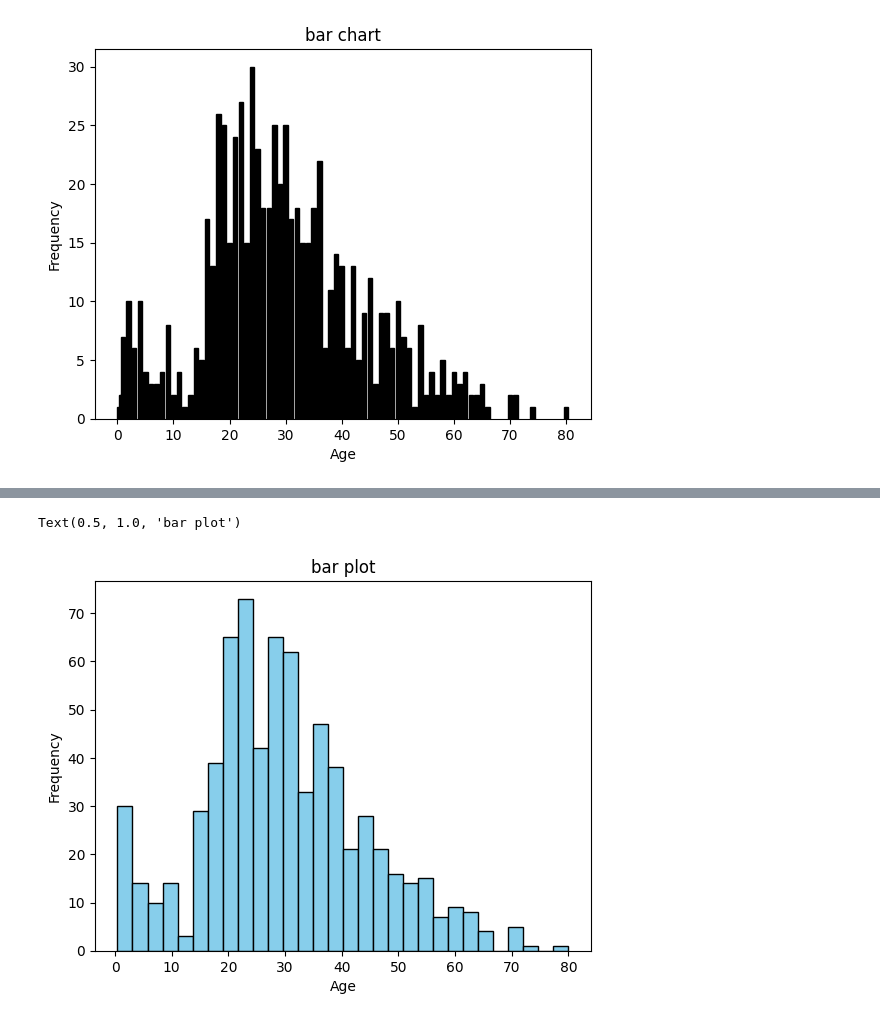
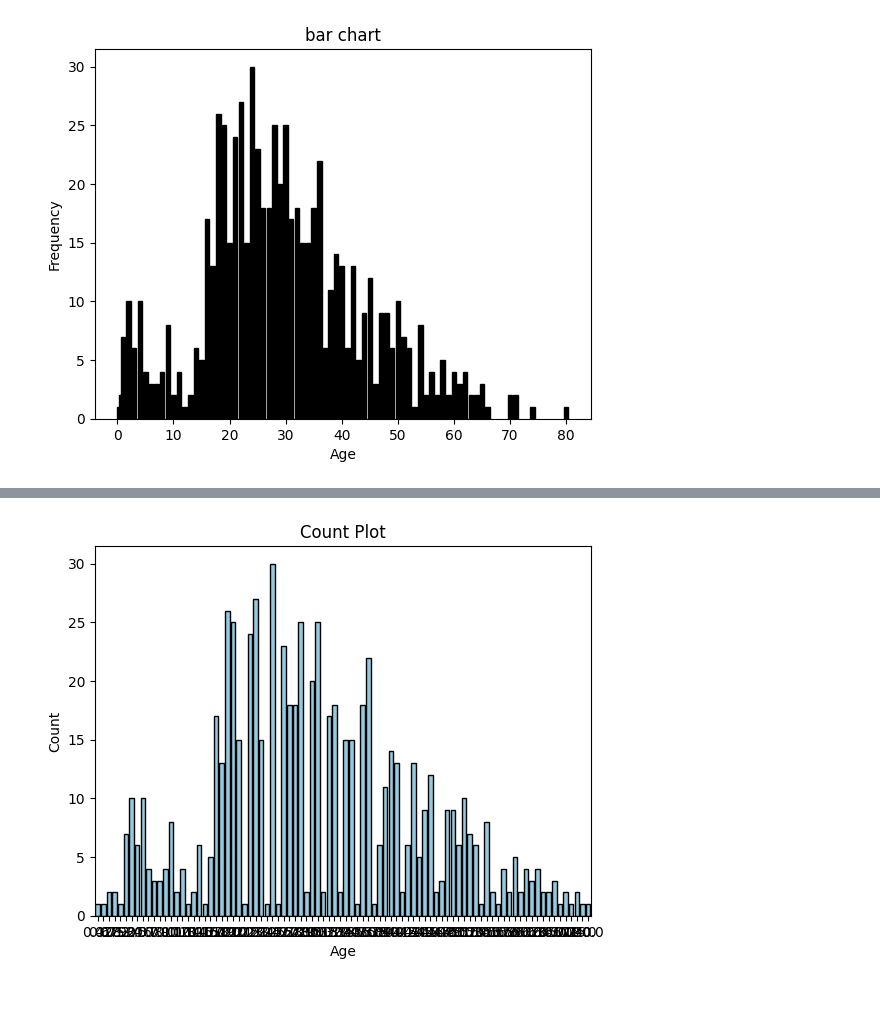
Before and after one commit to 2303a51295madhuri/ADM-2005, a Jupyter notebook: week_2.ipynb, the cells around one changed output, grey strips where cells are left out. Drawn from its saved outputs; the diff is of its cells as text; code cells hidden in the pictures.

```diff
--- a/week_2.ipynb
+++ b/week_2.ipynb
@@ -46,8 +86,8 @@ Text(0.5, 1.0, 'bar chart')
 # %%
-plt.hist(df['Age'],bins=30,color='skyblue',edgecolor='black')
+sns.countplot(x='Age', data=df, color='skyblue', edgecolor='black')
 plt.xlabel('Age')
-plt.ylabel('Frequency')
-plt.title('bar plot')
+plt.ylabel('Count')
+plt.title('Count Plot')
+plt.show()
 # %% [output]
-Text(0.5, 1.0, 'bar plot')
-[figure, old version]
+[figure, new version]
```
Also changed, not shown: parts of 11 cells of this notebook.
